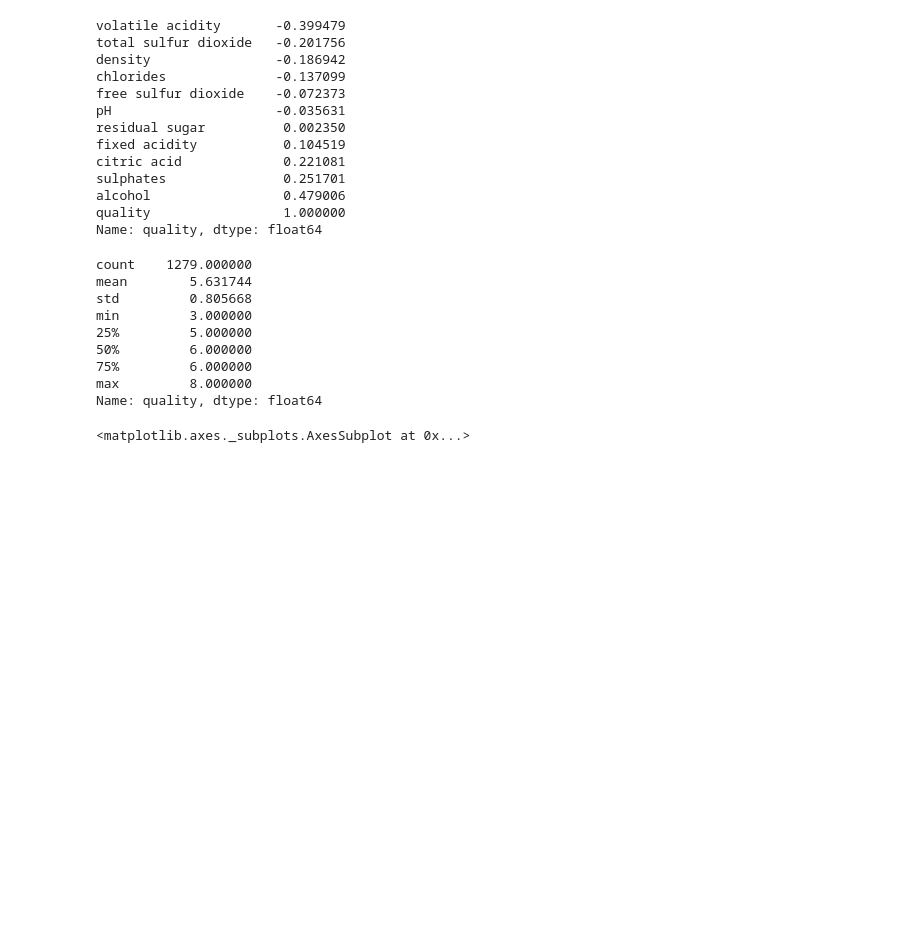
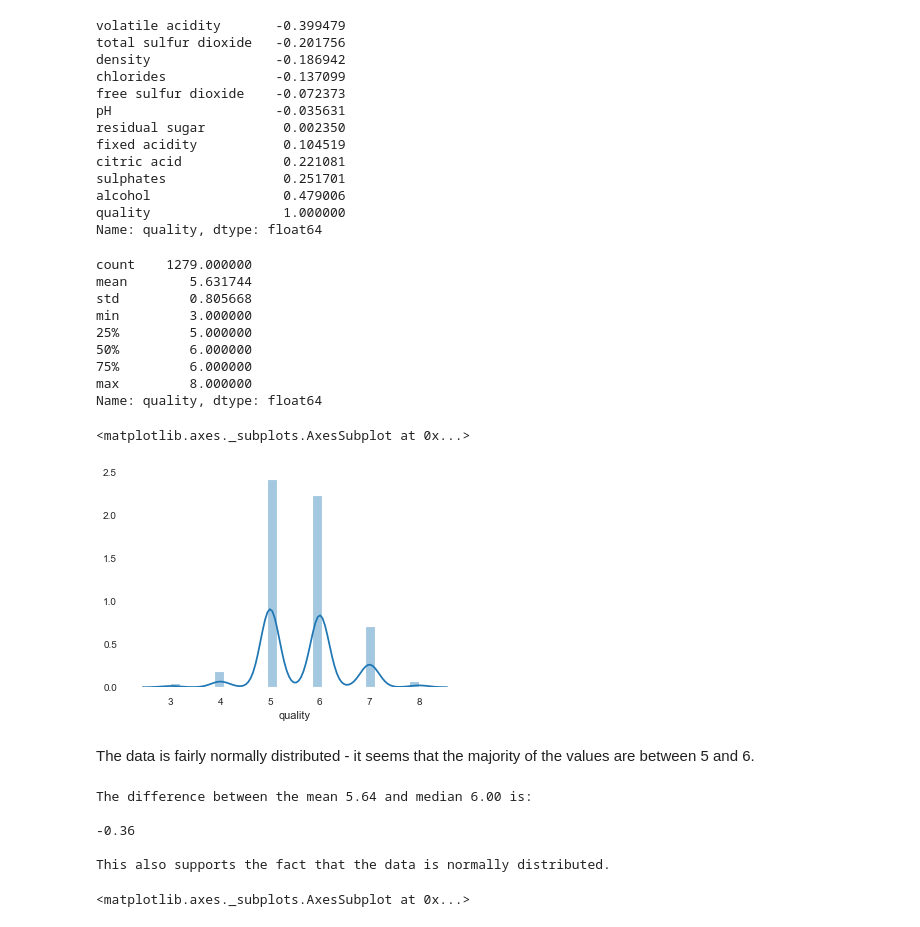
Before and after one commit to guedanie/wine-quality-project, a Jupyter notebook: wine_quality_practice.ipynb, the cells around one changed output. Cells and saved outputs as stored; diff of their text form; code cells hidden in the pictures; blank space fills up the shorter version.

```diff
--- a/wine_quality_practice.ipynb
+++ b/wine_quality_practice.ipynb
@@ -135,6 +135,29 @@ min         3.000000
 75%         6.000000
 max         8.000000
 Name: quality, dtype: float64
+# %%
+sns.distplot(train.quality)
+# %% [output]
+<matplotlib.axes._subplots.AxesSubplot at 0x...>
+[figure, added]
+# %% [markdown]
+The data is fairly normally distributed - it seems that the majority of the values are between 5 and 6.
+# %%
+print(f'''
+
+The difference between the mean {wines.quality.mean():.2f} and median {wines.quality.median():.2f} is:
+
+{wines.quality.mean() - wines.quality.median():.2f}
+
+This also supports the fact that the data is normally distributed.
+
+''')
+# %% [output]
+The difference between the mean 5.64 and median 6.00 is:
+
+-0.36
+
+This also supports the fact that the data is normally distributed.
 # %%
 sns.boxplot(x="quality_bins", y="alcohol", data=wines)
 # %% [output]
```
Also changed, not shown: parts of 5 cells of this notebook.
